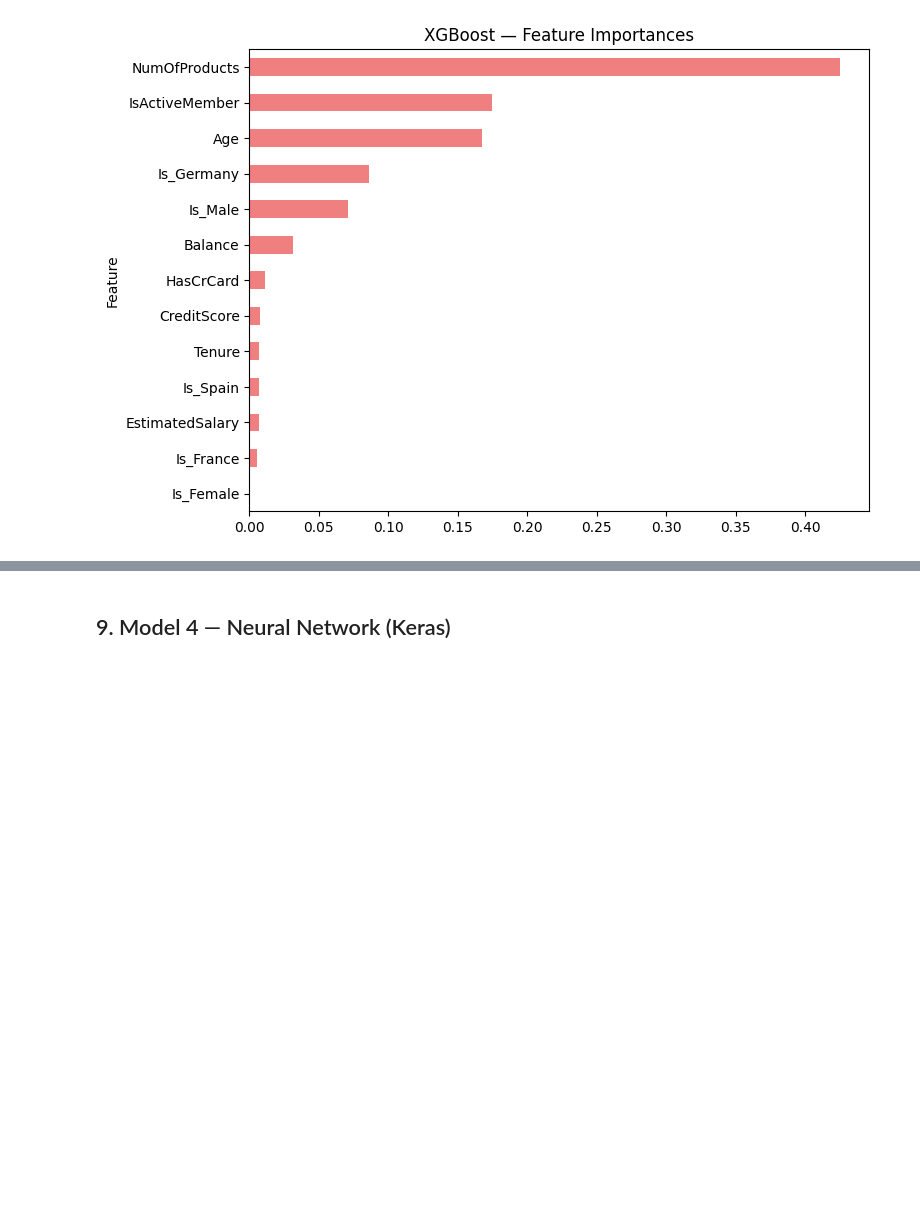
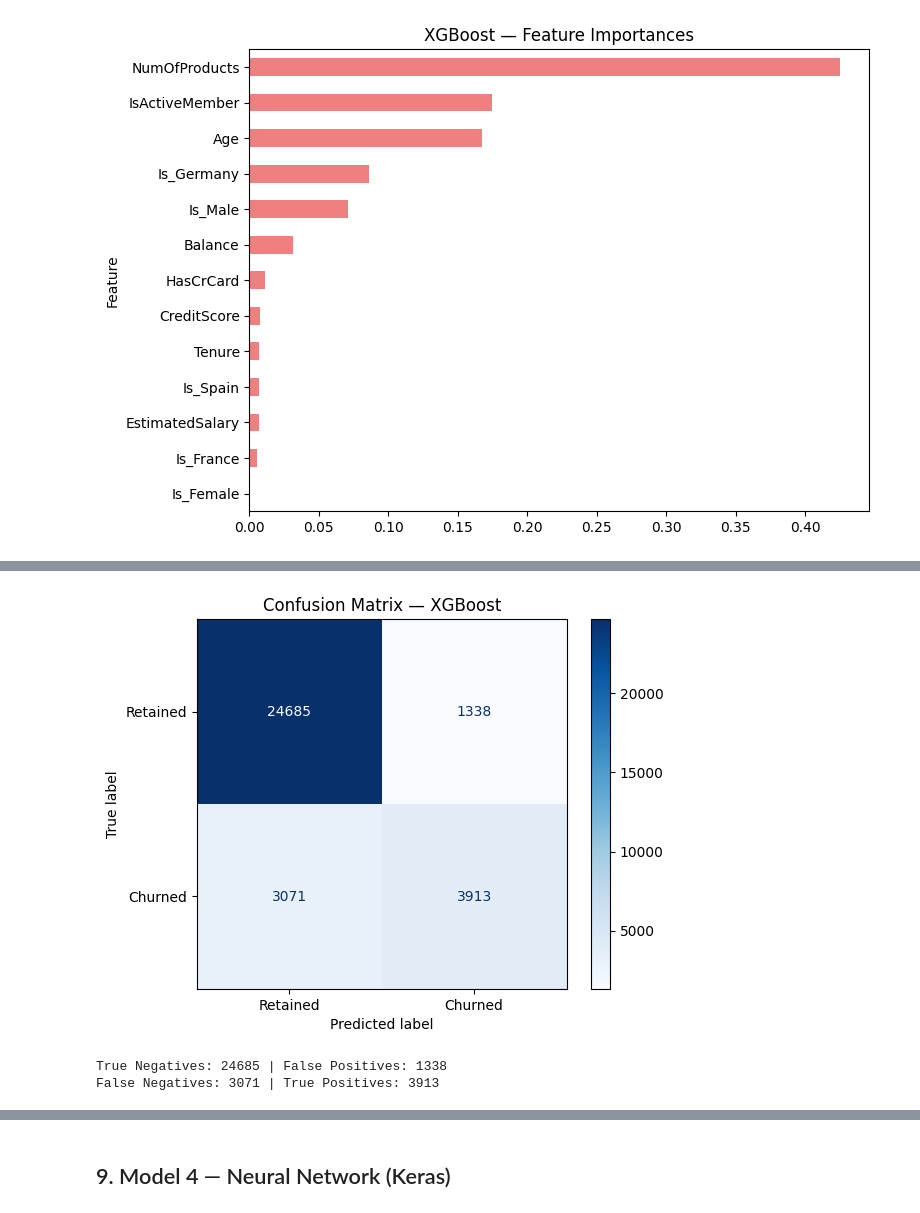
Before and after one commit to paradise2580/CREDIT-PULSE, a Jupyter notebook: bank_churn_combined (1).ipynb, the cells around one changed output, grey strips where cells are left out. Saved outputs shown, nothing was run; the diff lists cells and outputs as text; code cells hidden in the pictures; blank space fills up the shorter version.

```diff
--- a/bank_churn_combined (1).ipynb
+++ b/bank_churn_combined (1).ipynb
@@ -286,0 +305,15 @@ plt.show()
+# %%
+from sklearn.metrics import confusion_matrix, ConfusionMatrixDisplay
+
+cm = confusion_matrix(y_test, xgb_preds)
+ConfusionMatrixDisplay(cm, display_labels=['Retained','Churned']).plot(cmap='Blues')
+plt.title('Confusion Matrix — XGBoost')
+plt.show()
+
+tn, fp, fn, tp = cm.ravel()
+print(f"True Negatives: {tn} | False Positives: {fp}")
+print(f"False Negatives: {fn} | True Positives: {tp}")
+# %% [output]
+[figure, added]
+True Negatives: 24685 | False Positives: 1338
+False Negatives: 3071 | True Positives: 3913
```
Also changed, not shown: parts of 6 cells of this notebook, 7 other files.
